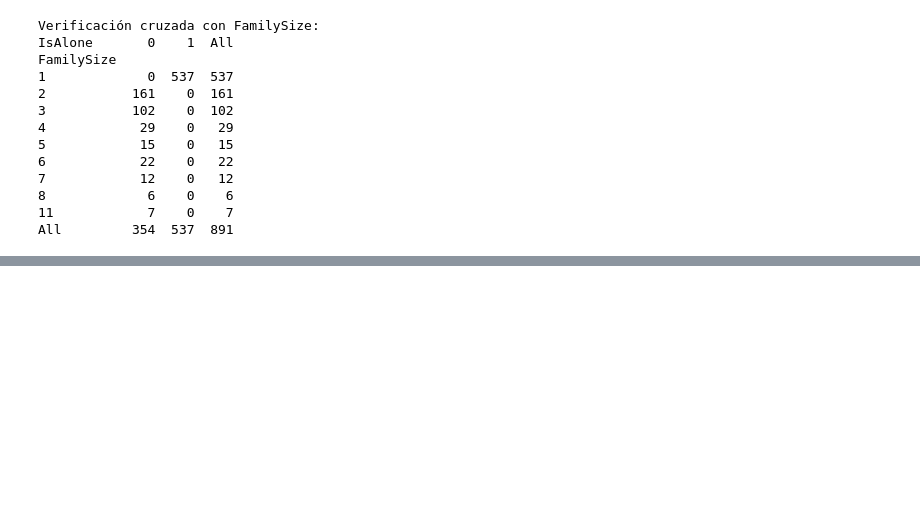
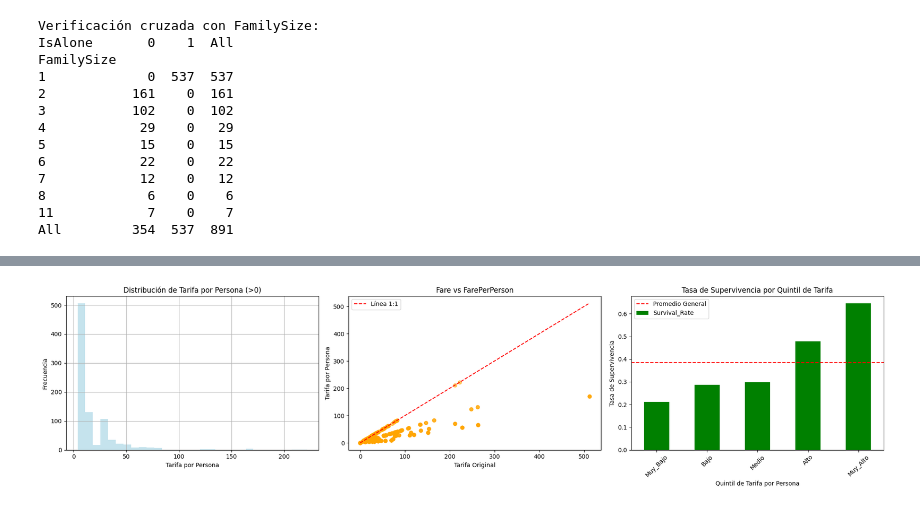
Before and after one commit to santiagosauma/ConcentracionAI, a Jupyter notebook: Entrega2/notebooks/02_feature_engineering.ipynb, the cells around one changed output, grey strips where cells are left out. Drawn from its saved outputs; the diff is of its cells as text; code cells hidden in the pictures; blank space fills up the shorter version.

```diff
--- a/Entrega2/notebooks/02_feature_engineering.ipynb
+++ b/Entrega2/notebooks/02_feature_engineering.ipynb
@@ -254,0 +344,97 @@ All         354  537  891
+# %%
+def compute_ticket_frequency(df):
+    return df['Ticket'].value_counts().to_dict()
+
+def compute_fare_per_person(fare, ticket, ticket_freq_dict):
+    try:
+        fare_numeric = pd.to_numeric(pd.Series([fare]), errors='coerce').iloc[0]
+
+        if pd.isna(fare_numeric) or fare_numeric == 0:
+            return 0.0
+
+        people_sharing = ticket_freq_dict.get(ticket, 1)
+
+        return fare_numeric / people_sharing
+
+    except Exception:
+        return 0.0
+
+ticket_frequencies = compute_ticket_frequency(df)
+
+df['FarePerPerson'] = [
+    compute_fare_per_person(fare, ticket, ticket_frequencies)
+    for fare, ticket in zip(df['Fare'], df['Ticket'])
+]
+
+print("=== ANÁLISIS DE FEATURE: FARE PER PERSON ===")
+print(f"Estadísticas descriptivas:")
+fare_stats = df['FarePerPerson'].describe().round(2)
+print(fare_stats)
+
+print(f"\nComparación Fare vs FarePerPerson:")
+comparison = pd.DataFrame({
+    'Fare_Original': df['Fare'].describe().round(2),
+    'FarePerPerson': df['FarePerPerson'].describe().round(2)
+})
+print(comparison)
+
+print(f"\nEjemplos de tickets compartidos:")
+shared_tickets = df[df['Ticket'].map(ticket_frequencies) > 1][['Name', 'Ticket', 'Fare', 'FarePerPerson']].head(10)
+print(shared_tickets)
+
+print(f"\nAnálisis de calidad:")
+print(f"Valores cero en Fare original: {(df['Fare'] == 0).sum()}")
+print(f"Valores cero en FarePerPerson: {(df['FarePerPerson'] == 0).sum()}")
+print(f"Valores faltantes en Fare: {df['Fare'].isna().sum()}")
+print(f"Valores faltantes en FarePerPerson: {df['FarePerPerson'].isna().sum()}")
+
+if 'Survived' in df.columns:
+    fare_non_zero = df[df['FarePerPerson'] > 0]['FarePerPerson']
+
+    if len(fare_non_zero) > 0:
+        df['FarePerPerson_Quintile'] = pd.qcut(
+            df['FarePerPerson'].rank(method='first'),
+            q=5,
+            labels=['Muy_Bajo', 'Bajo', 'Medio', 'Alto', 'Muy_Alto'],
+            duplicates='drop'
+        )
+
+        survival_by_fare = df.groupby('FarePerPerson_Quintile')['Survived'].agg(['count', 'mean']).round(3)
+        survival_by_fare.columns = ['Count', 'Survival_Rate']
+        print(f"\nTasa de supervivencia por quintil de tarifa por persona:")
+        print(survival_by_fare)
+
+        fig, (ax1, ax2, ax3) = plt.subplots(1, 3, figsize=(20, 5))
+
+        df[df['FarePerPerson'] > 0]['FarePerPerson'].hist(bins=30, ax=ax1, color='lightblue', alpha=0.7)
+        ax1.set_title('Distribución de Tarifa por Persona (>0)')
+        ax1.set_xlabel('Tarifa por Persona')
+        ax1.set_ylabel('Frecuencia')
+
+        ax2.scatter(df['Fare'], df['FarePerPerson'], alpha=0.6, color='orange')
+        ax2.plot([0, df['Fare'].max()], [0, df['Fare'].max()], 'r--', label='Línea 1:1')
+        ax2.set_xlabel('Tarifa Original')
+        ax2.set_ylabel('Tarifa por Persona')
+        ax2.set_title('Fare vs FarePerPerson')
+        ax2.legend()
+
+        if 'FarePerPerson_Quintile' in df.columns:
+            survival_by_fare['Survival_Rate'].plot(kind='bar', ax=ax3, color='green')
+            ax3.set_title('Tasa de Supervivencia por Quintil de Tarifa')
+            ax3.set_xlabel('Quintil de Tarifa por Persona')
+            ax3.set_ylabel('Tasa de Supervivencia')
+            ax3.axhline(y=df['Survived'].mean(), color='red', linestyle='--', label='Promedio General')
+            ax3.legend()
+            ax3.tick_params(axis='x', rotation=45)
+
+        plt.tight_layout()
+        plt.show()
+
+print(f"\nAnálisis de tickets compartidos:")
+ticket_sharing_analysis = pd.DataFrame({
+    'Personas_por_Ticket': df['Ticket'].map(ticket_frequencies),
+    'Count': df['Ticket'].map(ticket_frequencies)
+}).groupby('Personas_por_Ticket').size().reset_index()
+ticket_sharing_analysis.columns = ['Personas_por_Ticket', 'Num_Tickets']
+print(ticket_sharing_analysis.head(10))
+# %% [output]
@@ -254,0 +458 @@ All         354  537  891
+[figure, added]
```
Also changed, not shown: parts of 5 cells of this notebook.
